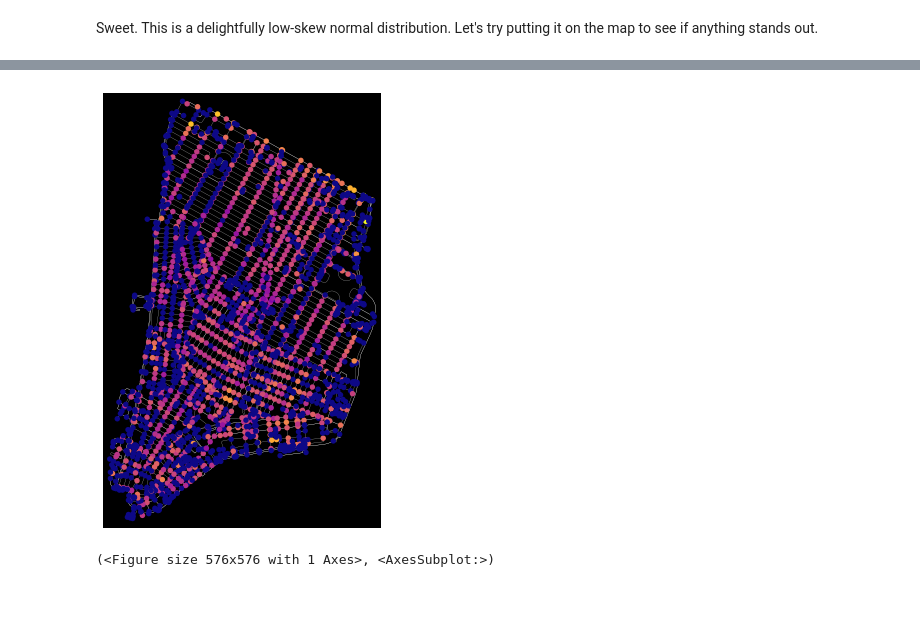
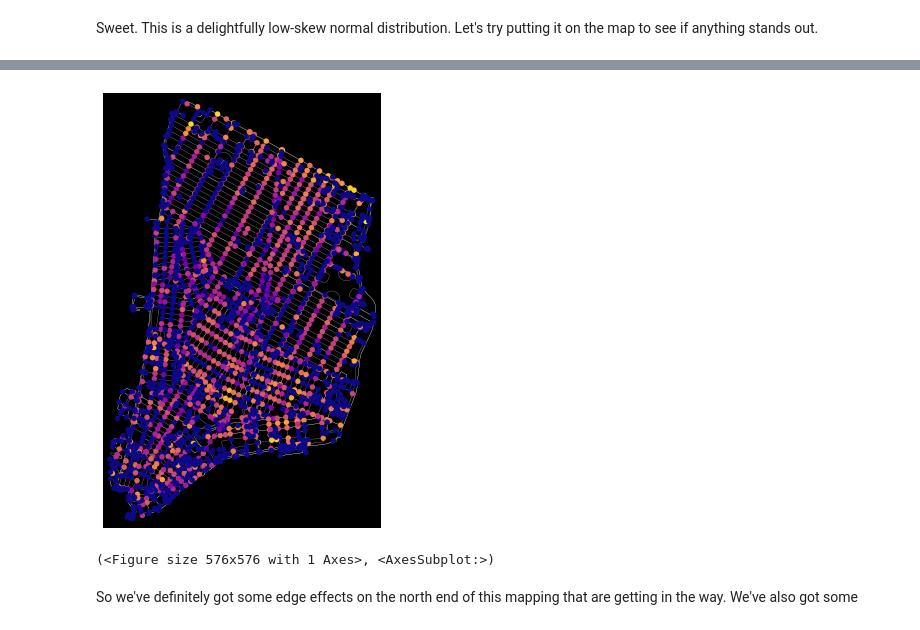
Before and after one commit to clyman23/spoke, a Jupyter notebook: notebooks/maxdumas/danger-metric-exploration.ipynb, the cells around one changed output, grey strips where cells are left out. Drawn from its saved outputs; the diff is of its cells as text; code cells hidden in the pictures; blank space fills up the shorter version.

Commit message:
Correct for some scary missing data in the map and get a more interpretable result

```diff
--- a/notebooks/maxdumas/danger-metric-exploration.ipynb
+++ b/notebooks/maxdumas/danger-metric-exploration.ipynb
@@ -67,0 +61,6 @@ scaled_crash_avg_by_node.hist(bins=50)
+# %%
+scaler = sklearn.preprocessing.PowerTransformer(method='box-cox')
+df = pd.DataFrame(crash_avg_by_node)
+scaled_crash_avg_by_node = pd.Series(scaler.fit_transform(df[df.CRASH_AVG > 0])[:, 0])
+scaled_crash_avg_by_node.index = df[df.CRASH_AVG > 0].index
+scaled_crash_avg_by_node.hist(bins=50)
@@ -69,0 +80,3 @@ Sweet. This is a delightfully low-skew normal distribution. Let's try putting it
+# %%
+danger_by_node = scaled_crash_avg_by_node + np.abs(scaled_crash_avg_by_node.min())
+danger_by_node = saturate_nodes(G, danger_by_node)
@@ -70,18 +104,20 @@ Sweet. This is a delightfully low-skew normal distribution. Let's try putting it
 # %%
 # Now we set the node attributes to be this crash count
-nx.set_node_attributes(G, dict(scaled_crash_avg_by_node), "crash_avg")
+nx.set_node_attributes(G, dict(danger_by_node), "danger")
 # Now we map these to colors
-nc = ox.plot.get_node_colors_by_attr(G, "crash_avg", cmap="plasma")
+nc = ox.plot.get_node_colors_by_attr(G, "danger", cmap="plasma")
 # Now we plot the graph with the colors
 ox.plot_graph(
     G,
     node_color=nc,
     node_size=30,
     node_zorder=2,
     edge_linewidth=0.2,
     edge_color="w",
     bgcolor="k",
 )
 # %% [output]
-[figure, old version]
+[figure, new version]
 (<Figure size 576x576 with 1 Axes>, <AxesSubplot:>)
+# %% [markdown]
+So we've definitely got some edge effects on the north end of this mapping that are getting in the way. We've also got some
```
Also changed, not shown: parts of 7 cells of this notebook.
